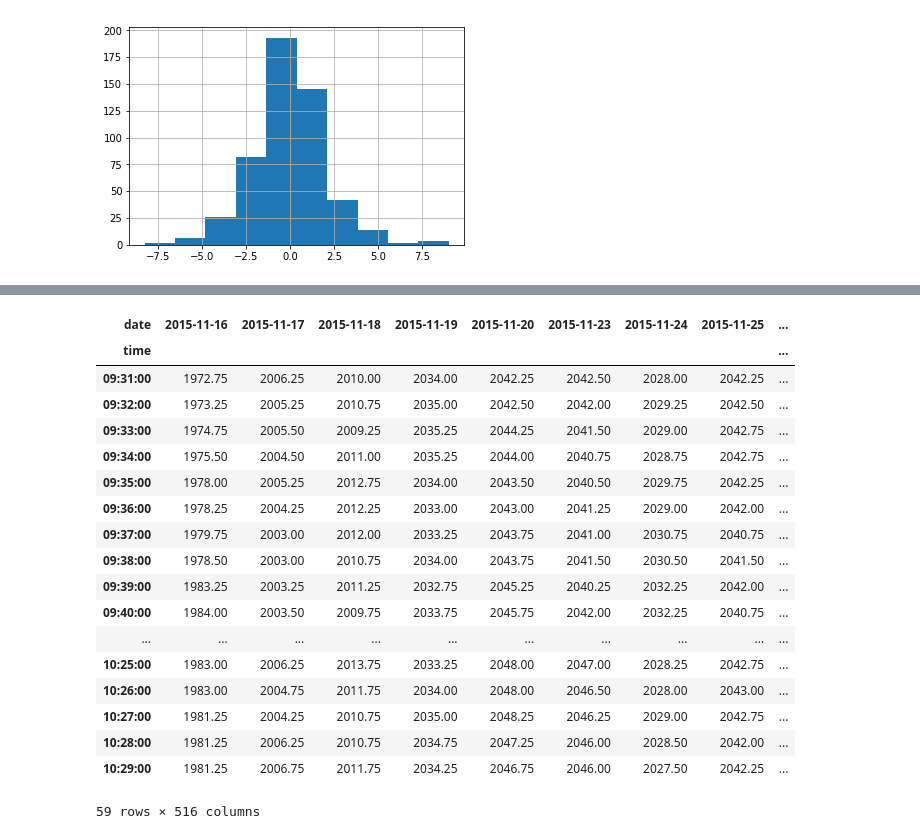
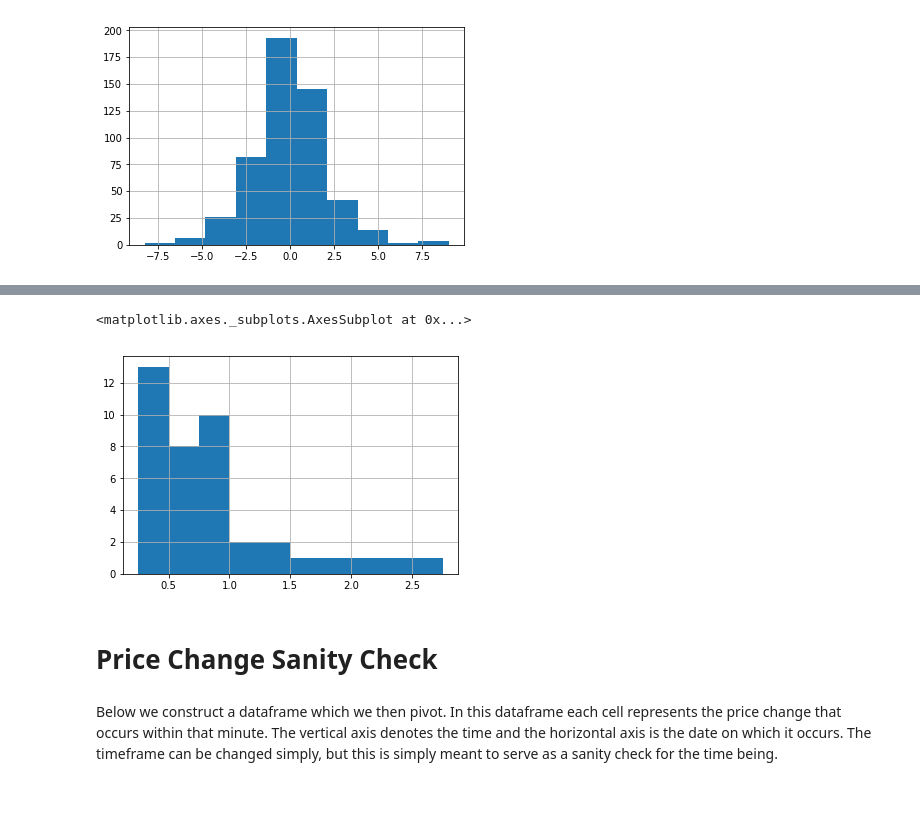
Before and after one commit to kevinfcleary/Brendan_Stuff, a Jupyter notebook: Brendan_Stuff/Analytics Suite v0.1.ipynb, the cells around one changed output, grey strips where cells are left out. Drawn from its saved outputs; the diff is of its cells as text; code cells hidden in the pictures; blank space fills up the shorter version.

```diff
--- a/Brendan_Stuff/Analytics Suite v0.1.ipynb
+++ b/Brendan_Stuff/Analytics Suite v0.1.ipynb
@@ -522,3 +554,12 @@ ES_5min[(ES_5min.index.hour == 9) & (ES_5min.index.minute==35)]['price_change'].
+# %%
+df[(df.index.weekday == 0) & (df.index.hour == 9) & (df.index.minute==31) & (df.price_change < 0)]['abs_change'].hist(bins=10)
+# %% [output]
+<matplotlib.axes._subplots.AxesSubplot at 0x...>
+[figure, added]
+# %% [markdown]
+# Price Change Sanity Check
+# %% [markdown]
+Below we construct a dataframe which we then pivot. In this dataframe each cell represents the price change that occurs within that minute. The vertical axis denotes the time and the horizontal axis is the date on which it occurs. The timeframe can be changed simply, but this is simply meant to serve as a sanity check for the time being.
 # %%
 from pandas.tseries.holiday import USFederalHolidayCalendar
 cal = USFederalHolidayCalendar() #I know Good Friday is a bank holiday, is it federal?
@@ -542,22 +580,0 @@ pct_change=df.apply(lambda x:(x-closing_prices.shift(1).loc[x.name])/closing_pri
-# %%
-df
-# %% [output]
-| date | 2015-11-16 | 2015-11-17 | 2015-11-18 | 2015-11-19 | 2015-11-20 | 2015-11-23 | 2015-11-24 | 2015-11-25 | ... |
-| time |  |  |  |  |  |  |  |  | ... |
-| 09:31:00 | 1972.75 | 2006.25 | 2010.00 | 2034.00 | 2042.25 | 2042.50 | 2028.00 | 2042.25 | ... |
-| 09:32:00 | 1973.25 | 2005.25 | 2010.75 | 2035.00 | 2042.50 | 2042.00 | 2029.25 | 2042.50 | ... |
-| 09:33:00 | 1974.75 | 2005.50 | 2009.25 | 2035.25 | 2044.25 | 2041.50 | 2029.00 | 2042.75 | ... |
-| 09:34:00 | 1975.50 | 2004.50 | 2011.00 | 2035.25 | 2044.00 | 2040.75 | 2028.75 | 2042.75 | ... |
-| 09:35:00 | 1978.00 | 2005.25 | 2012.75 | 2034.00 | 2043.50 | 2040.50 | 2029.75 | 2042.25 | ... |
-| 09:36:00 | 1978.25 | 2004.25 | 2012.25 | 2033.00 | 2043.00 | 2041.25 | 2029.00 | 2042.00 | ... |
-| 09:37:00 | 1979.75 | 2003.00 | 2012.00 | 2033.25 | 2043.75 | 2041.00 | 2030.75 | 2040.75 | ... |
-| 09:38:00 | 1978.50 | 2003.00 | 2010.75 | 2034.00 | 2043.75 | 2041.50 | 2030.50 | 2041.50 | ... |
-| 09:39:00 | 1983.25 | 2003.25 | 2011.25 | 2032.75 | 2045.25 | 2040.25 | 2032.25 | 2042.00 | ... |
-| 09:40:00 | 1984.00 | 2003.50 | 2009.75 | 2033.75 | 2045.75 | 2042.00 | 2032.25 | 2040.75 | ... |
-| ... | ... | ... | ... | ... | ... | ... | ... | ... | ... |
-| 10:25:00 | 1983.00 | 2006.25 | 2013.75 | 2033.25 | 2048.00 | 2047.00 | 2028.25 | 2042.75 | ... |
-| 10:26:00 | 1983.00 | 2004.75 | 2011.75 | 2034.00 | 2048.00 | 2046.50 | 2028.00 | 2043.00 | ... |
-| 10:27:00 | 1981.25 | 2004.25 | 2010.75 | 2035.00 | 2048.25 | 2046.25 | 2029.00 | 2042.75 | ... |
-| 10:28:00 | 1981.25 | 2006.25 | 2010.75 | 2034.75 | 2047.25 | 2046.00 | 2028.50 | 2042.00 | ... |
-| 10:29:00 | 1981.25 | 2006.75 | 2011.75 | 2034.25 | 2046.75 | 2046.00 | 2027.50 | 2042.25 | ... |
-59 rows × 516 columns
```
Also changed, not shown: parts of 8 cells of this notebook.
